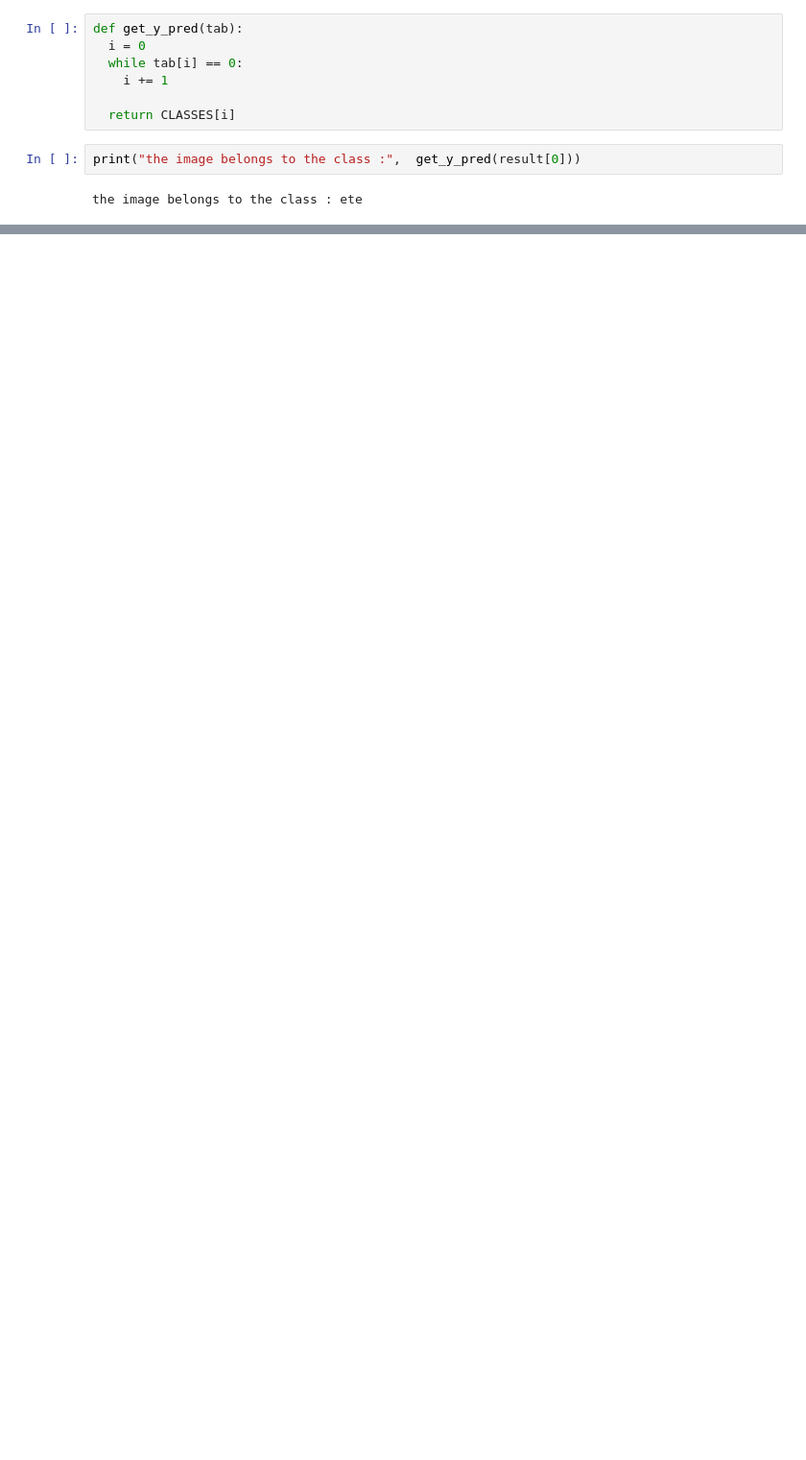
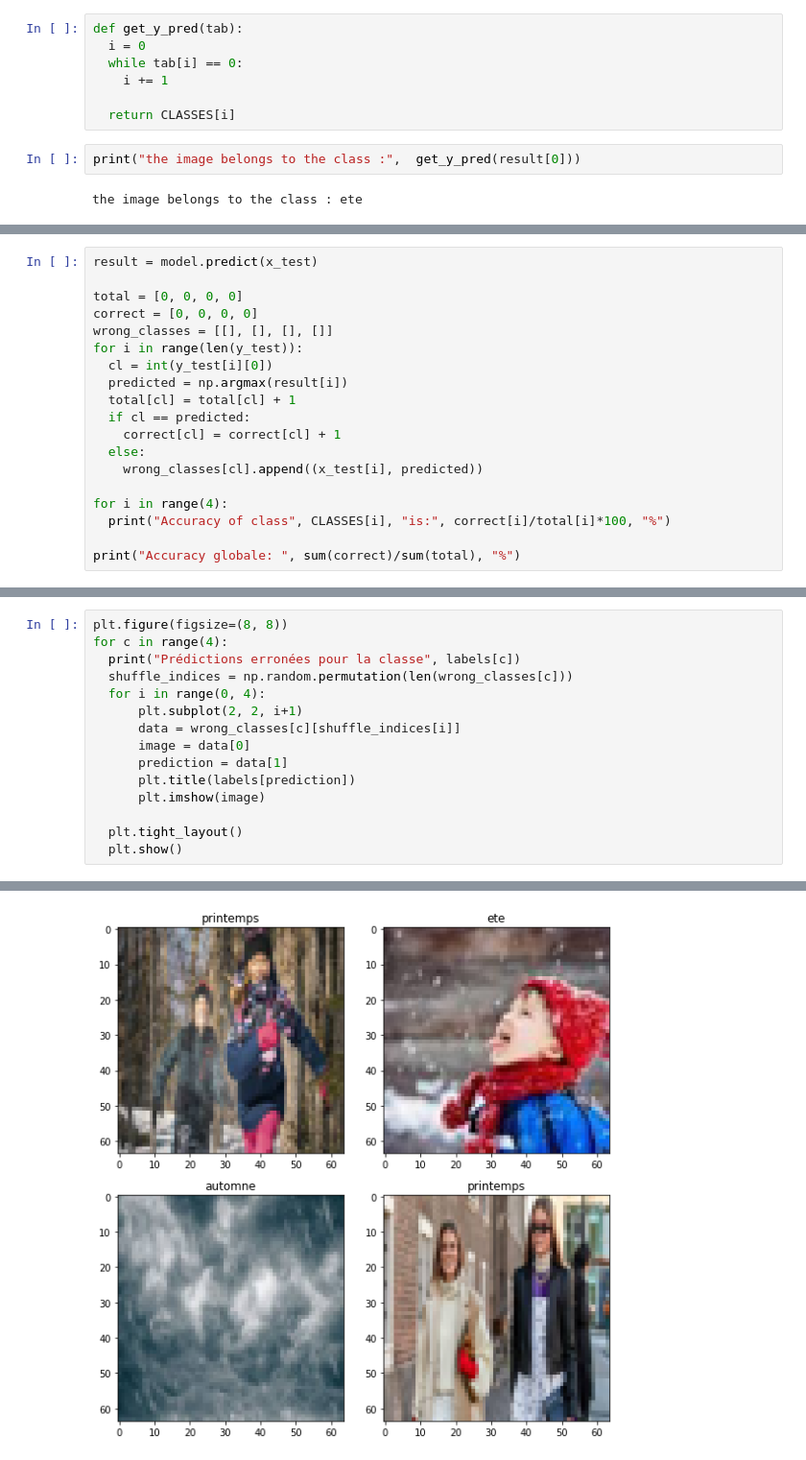
Before and after one commit to chaimaeouardani/img_classification, a Jupyter notebook: main.ipynb, the cells around one changed output, grey strips where cells are left out. Shown at 96% size. Saved outputs shown, nothing was run; the diff lists cells and outputs as text; blank space fills up the shorter version.

```diff
--- a/main.ipynb
+++ b/main.ipynb
@@ -513,0 +524,19 @@ the image belongs to the class : ete
+# %%
+result = model.predict(x_test)
+
+total = [0, 0, 0, 0]
+correct = [0, 0, 0, 0]
+wrong_classes = [[], [], [], []]
+for i in range(len(y_test)):
+  cl = int(y_test[i][0])
+  predicted = np.argmax(result[i])
+  total[cl] = total[cl] + 1
+  if cl == predicted:
+    correct[cl] = correct[cl] + 1
+  else:
+    wrong_classes[cl].append((x_test[i], predicted))
+
+for i in range(4):
+  print("Accuracy of class", CLASSES[i], "is:", correct[i]/total[i]*100, "%")
+
+print("Accuracy globale: ", sum(correct)/sum(total), "%")
@@ -513,0 +551,16 @@ the image belongs to the class : ete
+# %%
+plt.figure(figsize=(8, 8))
+for c in range(4):
+  print("Prédictions erronées pour la classe", labels[c])
+  shuffle_indices = np.random.permutation(len(wrong_classes[c]))
+  for i in range(0, 4):
+      plt.subplot(2, 2, i+1)
+      data = wrong_classes[c][shuffle_indices[i]]
+      image = data[0]
+      prediction = data[1]
+      plt.title(labels[prediction])
+      plt.imshow(image)
+
+  plt.tight_layout()
+  plt.show()
+# %% [output]
@@ -513,0 +568 @@ the image belongs to the class : ete
+[figure, added]
```
Also changed, not shown: parts of 17 cells of this notebook.
